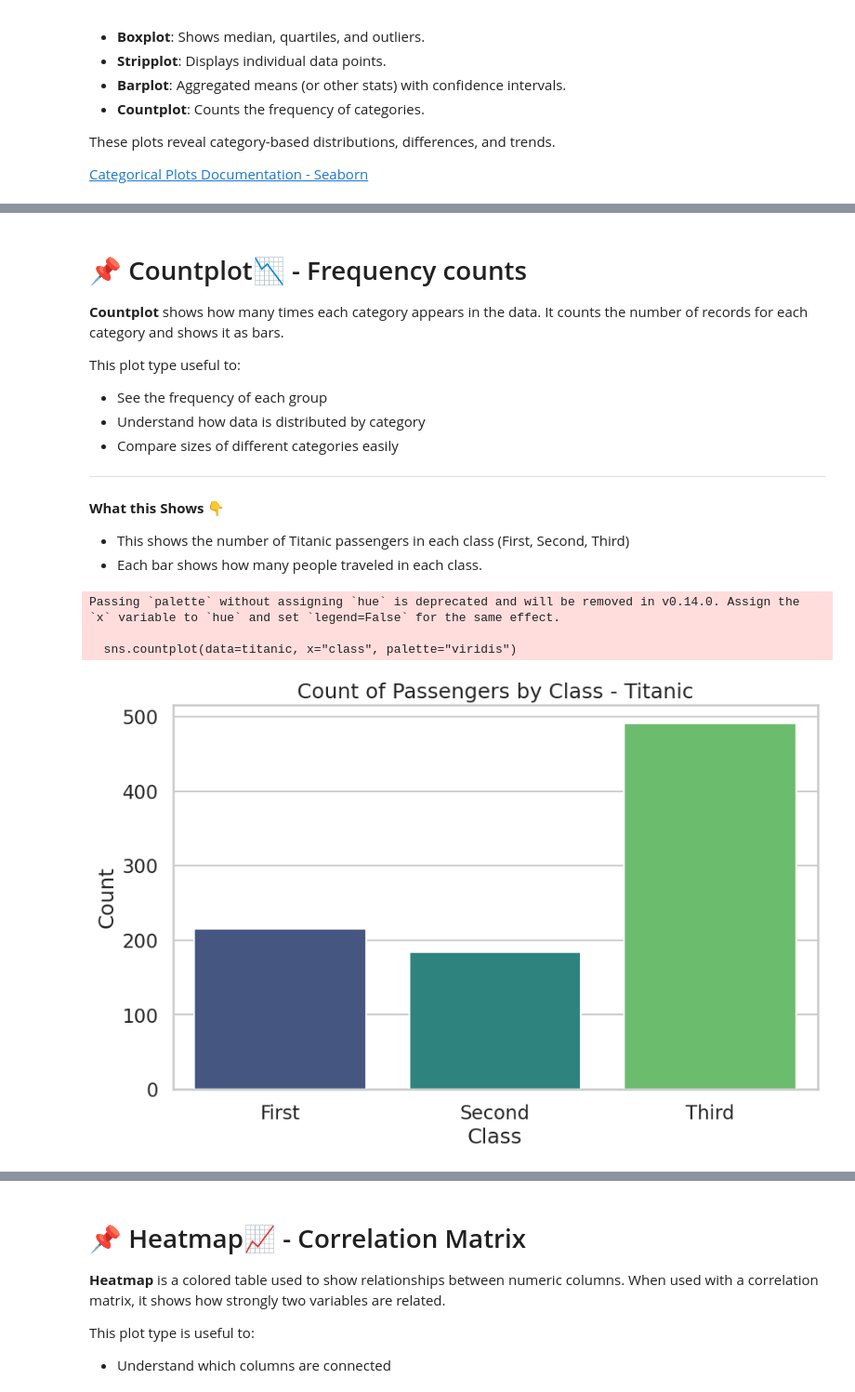
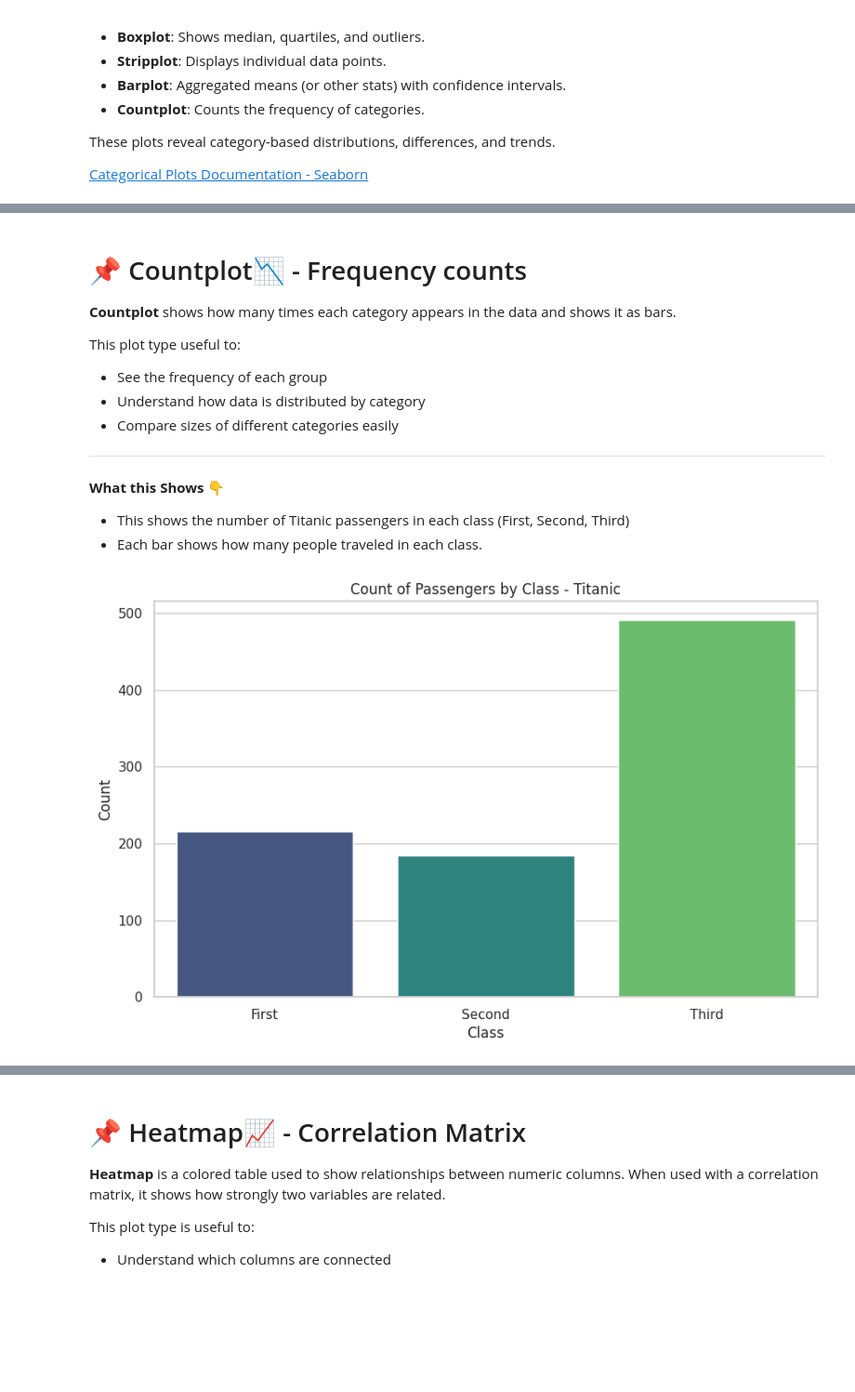
Before and after one commit to Mithula-cbw/jupyter-notebooks-public, a Jupyter notebook: Data_Analytics_Group_Project.ipynb, the cells around one changed output, grey strips where cells are left out. Shown at 93% size. Saved outputs shown, nothing was run; the diff lists cells and outputs as text; code cells hidden in the pictures; blank space fills up the shorter version.

```diff
--- a/Data_Analytics_Group_Project.ipynb
+++ b/Data_Analytics_Group_Project.ipynb
@@ -385,7 +375,7 @@ Passing `palette` without assigning `hue` is deprecated and will be removed in v
 # %% [markdown]
 # 📌 Countplot📉 - Frequency counts
 
-**Countplot** shows how many times each category appears in the data. It counts the number of records for each category and shows it as bars.
+**Countplot** shows how many times each category appears in the data and shows it as bars.
 
 This plot type useful to:
 
@@ -407,16 +397,13 @@ This plot type useful to:
 *   Each bar shows how many people traveled in each class.
 # %%
 # Number of passengers in each class
-sns.countplot(data=titanic, x="class", palette="viridis")
+sns.countplot(data=titanic, x="class", hue="class", palette="viridis")
 plt.title("Count of Passengers by Class - Titanic")
 plt.xlabel("Class")
 plt.ylabel("Count")
 plt.show()
 # %% [output]
-Passing `palette` without assigning `hue` is deprecated and will be removed in v0.14.0. Assign the `x` variable to `hue` and set `legend=False` for the same effect.
-
-  sns.countplot(data=titanic, x="class", palette="viridis")
-[figure, old version]
+[figure, new version]
 # %% [markdown]
 # 3️⃣ Matrix Plots
 
```
Also changed, not shown: parts of 37 cells of this notebook.
